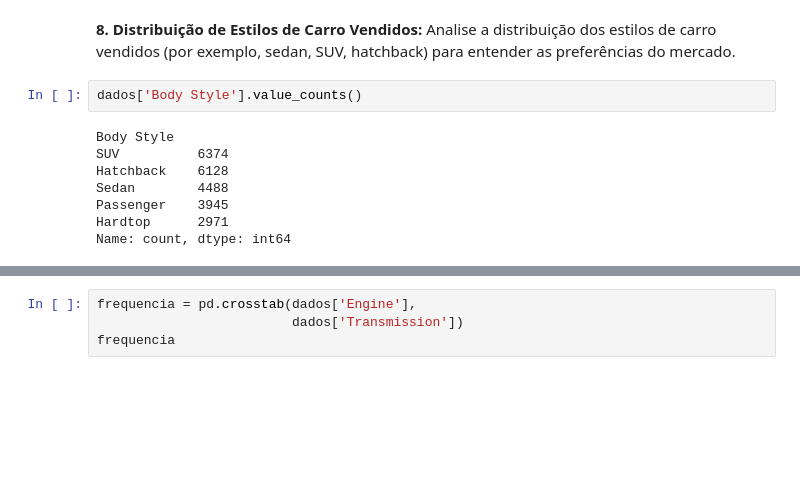
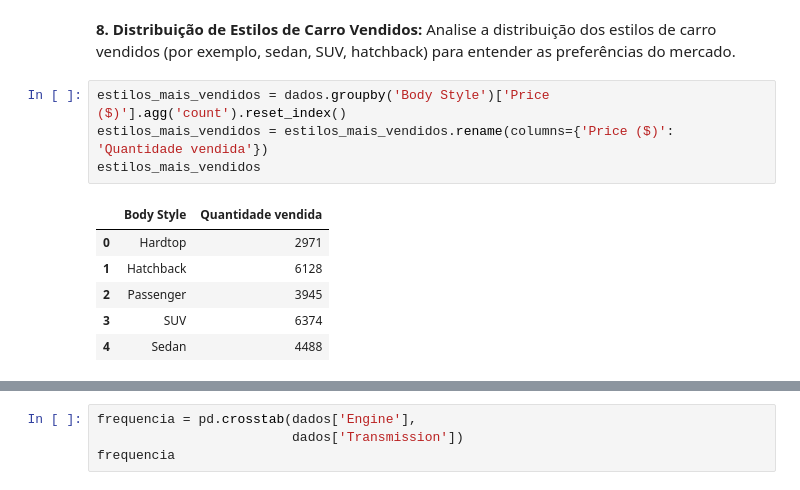
Before and after one commit to GabrielVila/Car-Sales-Report, a Jupyter notebook: projeto_carro.ipynb, the cells around one changed output, grey strips where cells are left out. Saved outputs shown, nothing was run; the diff lists cells and outputs as text; blank space fills up the shorter version.

```diff
--- a/projeto_carro.ipynb
+++ b/projeto_carro.ipynb
@@ -685,13 +685,14 @@ dados_mapeados.corr()
 ValueError: could not convert string to float: 'Até 100 mil'
 # %% [markdown]
 **8. Distribuição de Estilos de Carro Vendidos:** Analise a distribuição dos estilos de carro vendidos (por exemplo, sedan, SUV, hatchback) para entender as preferências do mercado.
-# %%
-dados['Body Style'].value_counts()
-# %% [output]
-Body Style
-SUV          6374
-Hatchback    6128
-Sedan        4488
-Passenger    3945
-Hardtop      2971
-Name: count, dtype: int64
+# %%
+estilos_mais_vendidos = dados.groupby('Body Style')['Price ($)'].agg('count').reset_index()
+estilos_mais_vendidos = estilos_mais_vendidos.rename(columns={'Price ($)': 'Quantidade vendida'})
+estilos_mais_vendidos
+# %% [output]
+|  | Body Style | Quantidade vendida |
+| 0 | Hardtop | 2971 |
+| 1 | Hatchback | 6128 |
+| 2 | Passenger | 3945 |
+| 3 | SUV | 6374 |
+| 4 | Sedan | 4488 |
```
Also changed, not shown: parts of 2 cells of this notebook.
